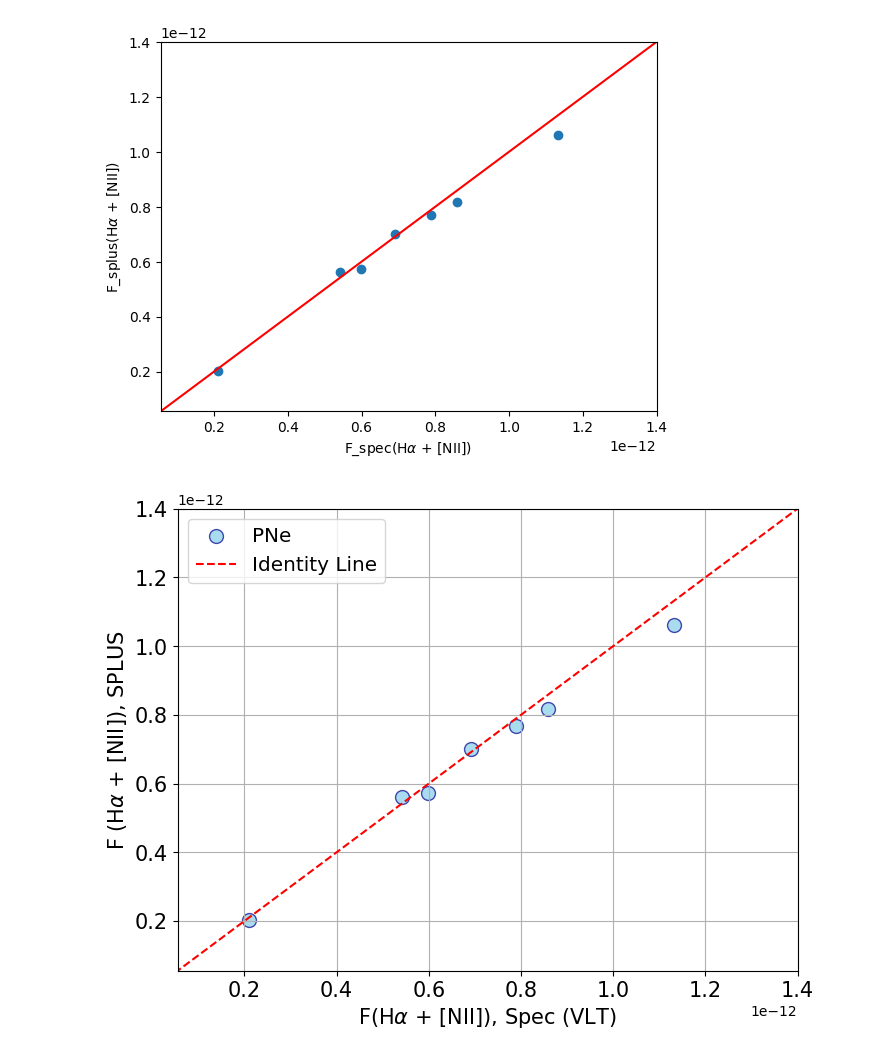
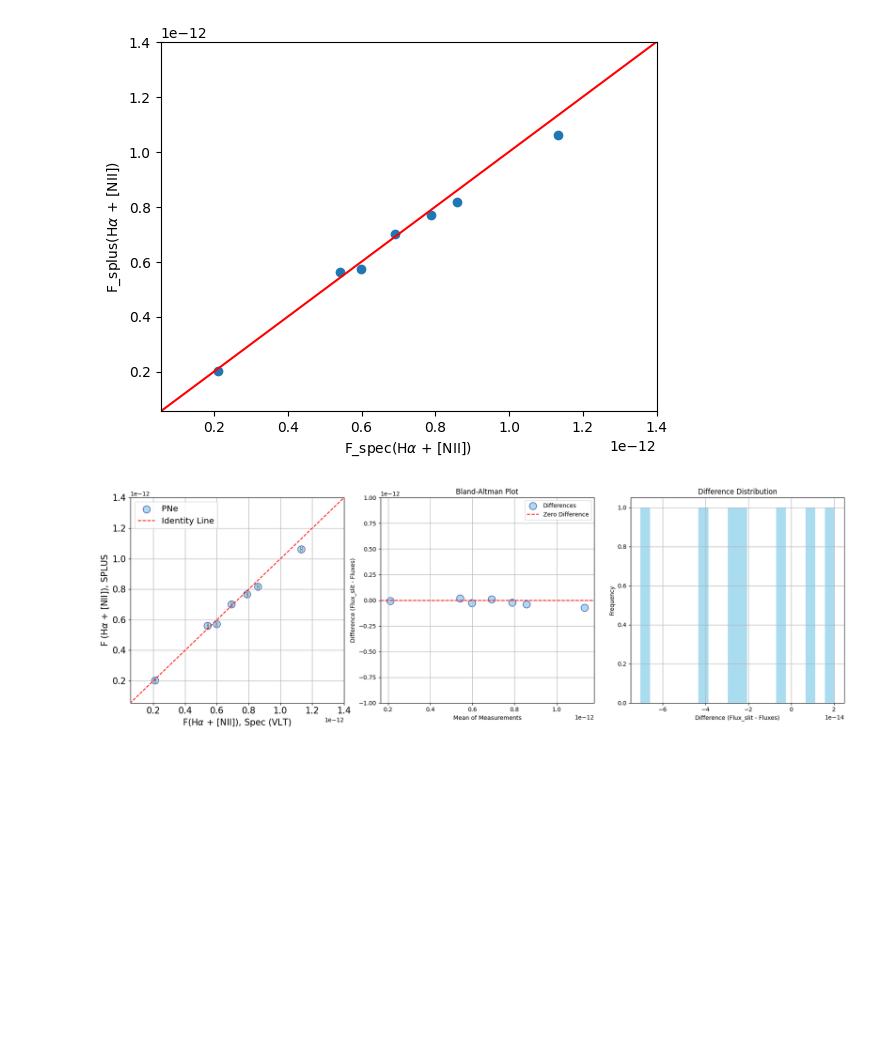
Before and after one commit to AngelGSoto/PNe-MC-SPLUS, a Jupyter notebook: notebooks/Combining spectrocopia imagineria.ipynb, the cells around one changed output. Drawn from its saved outputs; the diff is of its cells as text; code cells hidden in the pictures; blank space fills up the shorter version.

```diff
--- a/notebooks/Combining spectrocopia imagineria.ipynb
+++ b/notebooks/Combining spectrocopia imagineria.ipynb
@@ -79,3 +79,7 @@ df1
 | 5 | SMC-SMP-20 | (6552.103504840201, 6566.84931047... | (3.756015626893724e-15, 1.1170046... | 6572.122006 | 1.134213e-12 |
 | 6 | SMC-SMP-24 | (6552.888838775578, 6567.65226753... | (1.2841874899416144e-14, 6.396599... | 6569.609442 | 6.920642e-13 |
 | 7 | SMC-SMP-25 | (6552.980160567651, 6565.10270116... | (8.506910043029823e-15, -6.464691... | 6568.585490 | -6.443660e-11 |
+# %%
+#Assuming merged_df3 is your DataFrame
+constant_error = 0.2 * df2["Flux_slit"]  # 20% of Flux_slit
+df2["Constant_Err"] = constant_error  # Assign the calculated error to a new column
@@ -153,36 +168,64 @@ plt.ylabel(r'F_splus(H$\alpha$ + [NII])')
 Text(0, 0.5, 'F_splus(H$\\alpha$ + [NII])')
 [figure]
 # %%
+# Assuming merged_df3["Fluxes"] and merged_df3["Flux_slit"] are your measurements
+differences = merged_df3["Flux_slit"] - merged_df3["Fluxes"]
+means = (merged_df3["Flux_slit"] + merged_df3["Fluxes"]) / 2
 
-# Create a scatter plot
-plt.figure(figsize=(8, 6))
-plt.scatter(
+# Create a figure with three subplots: scatter plot, Bland-Altman plot, and histogram
+fig, (ax1, ax2, ax3) = plt.subplots(1, 3, figsize=(18, 6))
+
+# Scatter plot with error bars
+ax1.scatter(
     merged_df3["Fluxes"], merged_df3["Flux_slit"],
     color='skyblue',
     edgecolors='darkblue',
     alpha=0.7,  # Set transparency
-    s=100,  # Set marker size
+    s=150,  # Set marker size
     label='PNe',
 )
+ax1.errorbar(
+    merged_df3["Fluxes"], merged_df3["Flux_slit"],
+    xerr=merged_df3["Err Fluxes"],
+    fmt='none',  # No markers for error bars
+    ecolor='gray',  # Error bar color
+    capsize=5,  # Size of error bar caps
+)
+ax1.plot([-3, 3], [-3, 3], color='red', linestyle='--', label='Identity Line')
+ax1.set_xlabel(r'F(H$\alpha$ + [NII]), Spec (VLT)', fontsize=15)
+ax1.set_ylabel(r'F (H$\alpha$ + [NII]), SPLUS', fontsize=15)
+ax1.set_xlim(0.55e-13, 14e-13)
+ax1.set_ylim(0.55e-13, 14e-13)
+ax1.tick_params(axis='x', labelsize=15)
+ax1.tick_params(axis='y', labelsize=15)
+ax1.legend(fontsize="x-large")
+ax1.grid(True)
 
+# Bland-Altman plot
+ax2.scatter(
+    merged_df3["Fluxes"], differences,
+    color='skyblue',
+    edgecolors='darkblue',
+    alpha=0.7,  # Set transparency
+    s=150,  # Set marker size
+    label='Differences'
+)
+ax2.axhline(0, color='red', linestyle='--', label='Zero Difference')
+ax2.set_xlabel('Mean of Measurements')
+ax2.set_ylabel('Difference (Flux_slit - Fluxes)')
+ax2.set_title('Bland-Altman Plot')
+ax2.set_ylim(-1e-12, 1e-12)
+ax2.legend()
+ax2.grid(True)
 
-# Add the identity line (y = x)
-plt.plot([-3, 3], [-3, 3], color='red', linestyle='--', label='Identity Line')
+# Histogram
+ax3.hist(differences, color='skyblue', bins=20, alpha=0.7)
+ax3.set_xlabel('Difference (Flux_slit - Fluxes)')
+ax3.set_ylabel('Frequency')
+ax3.set_title('Difference Distribution')
+ax3.grid(True)
 
-# Set labels and title
-plt.xlabel(r'F(H$\alpha$ + [NII]), Spec (VLT)',  fontsize=15)
-plt.ylabel(r'F (H$\alpha$ + [NII]), SPLUS',  fontsize=15)
-plt.xlim(0.55e-13, 14e-13)
-plt.ylim(0.55e-13, 14e-13)
-#plt.title('Comparison of Two Measurements')
-plt.tick_params(axis='x', labelsize=15)
-plt.tick_params(axis='y', labelsize=15)
-
-# Add legend
-plt.legend(fontsize="x-large")
-
-# Show plot
-plt.grid(True)
+plt.tight_layout()
 plt.show()
 # %% [output]
-[figure, old version]
+[figure, new version]
```
Also changed, not shown: parts of 5 cells of this notebook, 3 other files.
